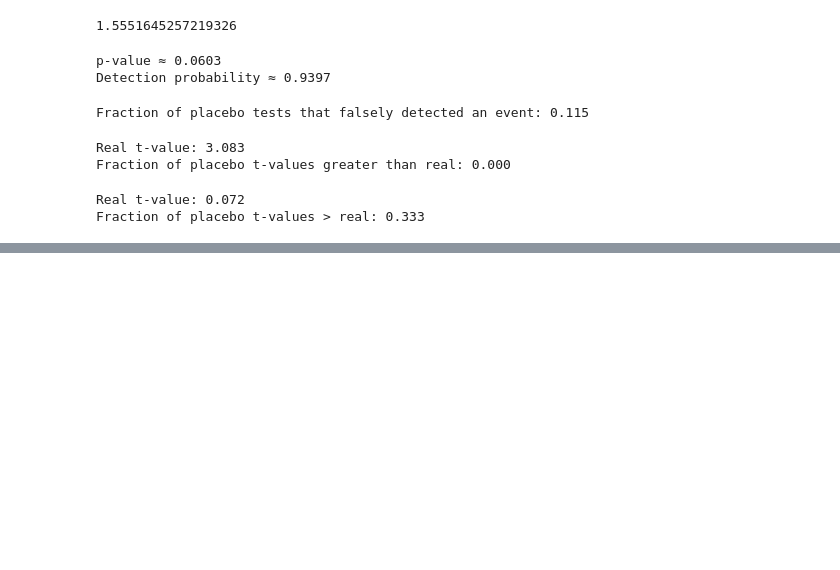
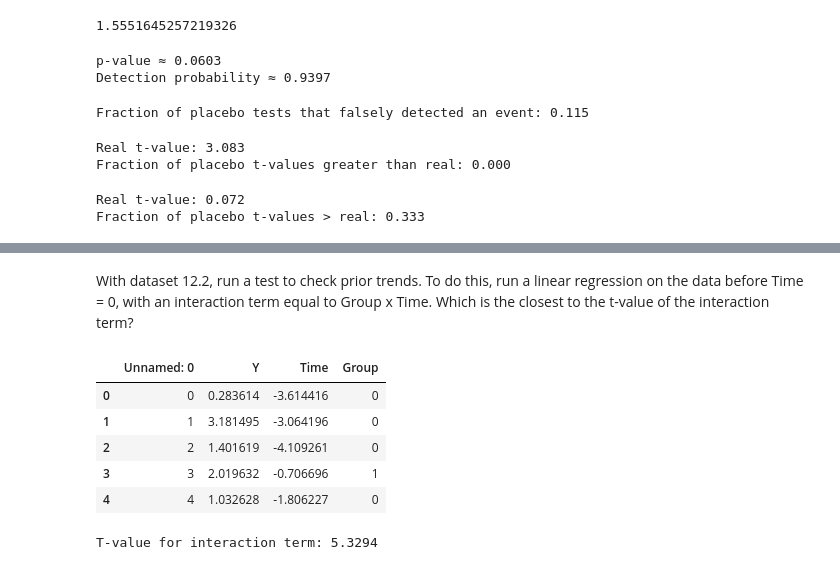
Before and after one commit to Rocking-Priya/2025-summer-mod-6, a Jupyter notebook: Mod_6_Homework_Reflection_Week_9_12.ipynb, the cells around one changed output, grey strips where cells are left out. Cells and saved outputs as stored; diff of their text form; code cells hidden in the pictures; blank space fills up the shorter version.

```diff
--- a/Mod_6_Homework_Reflection_Week_9_12.ipynb
+++ b/Mod_6_Homework_Reflection_Week_9_12.ipynb
@@ -625,0 +666,33 @@ Fraction of placebo t-values > real: 0.333
+# %% [markdown]
+With dataset 12.2, run a test to check prior trends. To do this, run a linear regression on the data before Time = 0, with an interaction term equal to Group x Time. Which is the closest to the t-value of the interaction term?
+# %%
+df_12b = pd.read_csv('/content/homework_12.2.csv')
+df_12b.head()
+# %% [output]
+|  | Unnamed: 0 | Y | Time | Group |
+| 0 | 0 | 0.283614 | -3.614416 | 0 |
+| 1 | 1 | 3.181495 | -3.064196 | 0 |
+| 2 | 2 | 1.401619 | -4.109261 | 0 |
+| 3 | 3 | 2.019632 | -0.706696 | 1 |
+| 4 | 4 | 1.032628 | -1.806227 | 0 |
+# %%
+
+# Filter pre-treatment period
+pre_df = df_12b[df_12b['Time'] < 0].copy()
+
+# Create interaction term
+pre_df['Group_Time'] = pre_df['Group'] * pre_df['Time']
+
+# Define X and y
+X = pre_df[['Group', 'Time', 'Group_Time']]
+X = sm.add_constant(X)  # Add intercept
+y = pre_df['Y']
+
+# Run regression
+model = sm.OLS(y, X).fit()
+
+# Show t-value of interaction term
+t_value = model.tvalues['Group_Time']
+print(f"T-value for interaction term: {t_value:.4f}")
+# %% [output]
+T-value for interaction term: 5.3294
```
Also changed, not shown: parts of 8 cells of this notebook.
